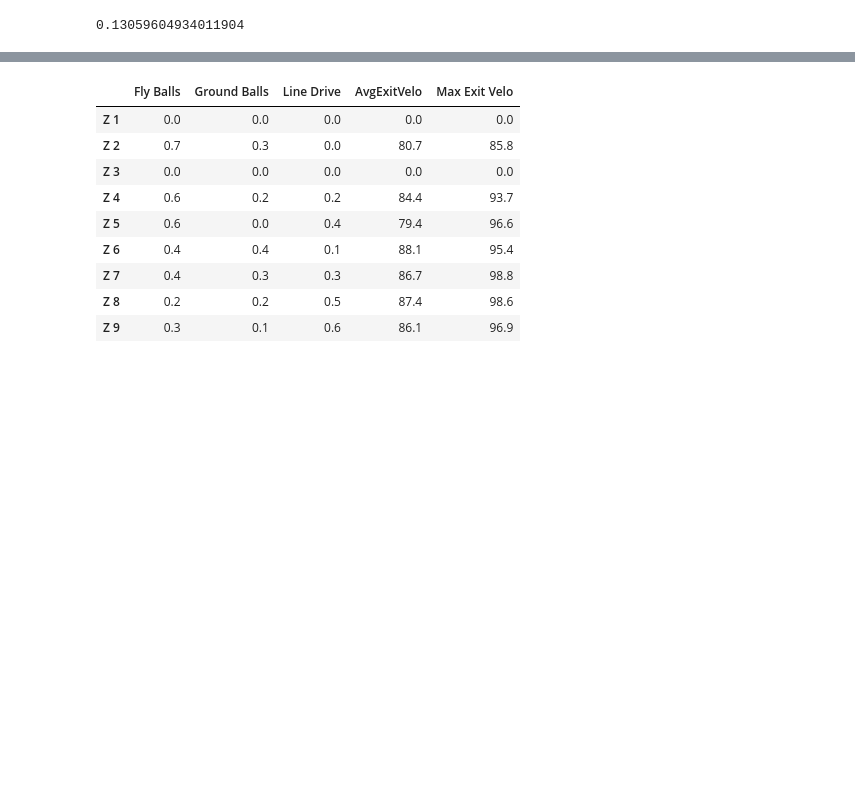
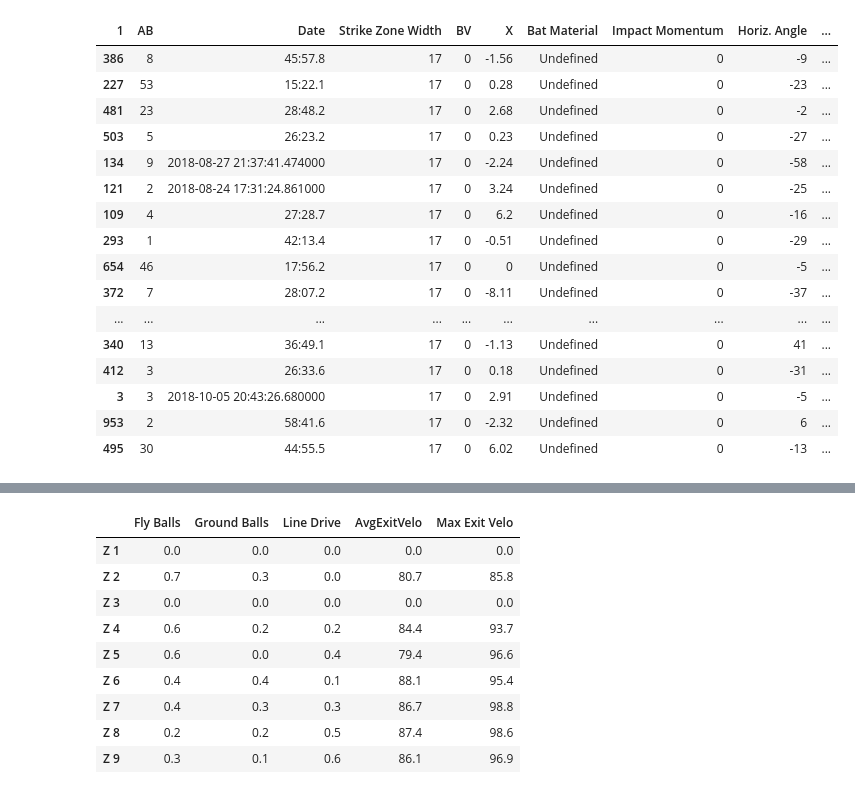
Before and after one commit to sumairshah/Driveline-Hitters, a Jupyter notebook: hitters.ipynb, the cells around one changed output, grey strips where cells are left out. Cells and saved outputs as stored; diff of their text form; code cells hidden in the pictures; blank space fills up the shorter version.

```diff
--- a/hitters.ipynb
+++ b/hitters.ipynb
@@ -96,9 +144,28 @@ hx2.shape
 # %%
 Barrel = hx2.Barrel.dropna()
 Barrel.count()
 Barrel.sum()/Barrel.count()
+B = hx2.BPower.sum()
+B
+hx2.sample(40)
 # %% [output]
-0.13059604934011904
+| 1 | AB | Date | Strike Zone Width | BV | X | Bat Material | Impact Momentum | Horiz. Angle | ... |
+| 386 | 8 | 45:57.8 | 17 | 0 | -1.56 | Undefined | 0 | -9 | ... |
+| 227 | 53 | 15:22.1 | 17 | 0 | 0.28 | Undefined | 0 | -23 | ... |
+| 481 | 23 | 28:48.2 | 17 | 0 | 2.68 | Undefined | 0 | -2 | ... |
+| 503 | 5 | 26:23.2 | 17 | 0 | 0.23 | Undefined | 0 | -27 | ... |
+| 134 | 9 | 2018-08-27 21:37:41.474000 | 17 | 0 | -2.24 | Undefined | 0 | -58 | ... |
+| 121 | 2 | 2018-08-24 17:31:24.861000 | 17 | 0 | 3.24 | Undefined | 0 | -25 | ... |
+| 109 | 4 | 27:28.7 | 17 | 0 | 6.2 | Undefined | 0 | -16 | ... |
+| 293 | 1 | 42:13.4 | 17 | 0 | -0.51 | Undefined | 0 | -29 | ... |
+| 654 | 46 | 17:56.2 | 17 | 0 | 0 | Undefined | 0 | -5 | ... |
+| 372 | 7 | 28:07.2 | 17 | 0 | -8.11 | Undefined | 0 | -37 | ... |
+| ... | ... | ... | ... | ... | ... | ... | ... | ... | ... |
+| 340 | 13 | 36:49.1 | 17 | 0 | -1.13 | Undefined | 0 | 41 | ... |
+| 412 | 3 | 26:33.6 | 17 | 0 | 0.18 | Undefined | 0 | -31 | ... |
+| 3 | 3 | 2018-10-05 20:43:26.680000 | 17 | 0 | 2.91 | Undefined | 0 | -5 | ... |
+| 953 | 2 | 58:41.6 | 17 | 0 | -2.32 | Undefined | 0 | 6 | ... |
+| 495 | 30 | 44:55.5 | 17 | 0 | 6.02 | Undefined | 0 | -13 | ... |
 # %%
 #return average, max, min velocity by strikezone
 def velobyzone(df, zone):
```
Also changed, not shown: parts of 11 cells of this notebook.
